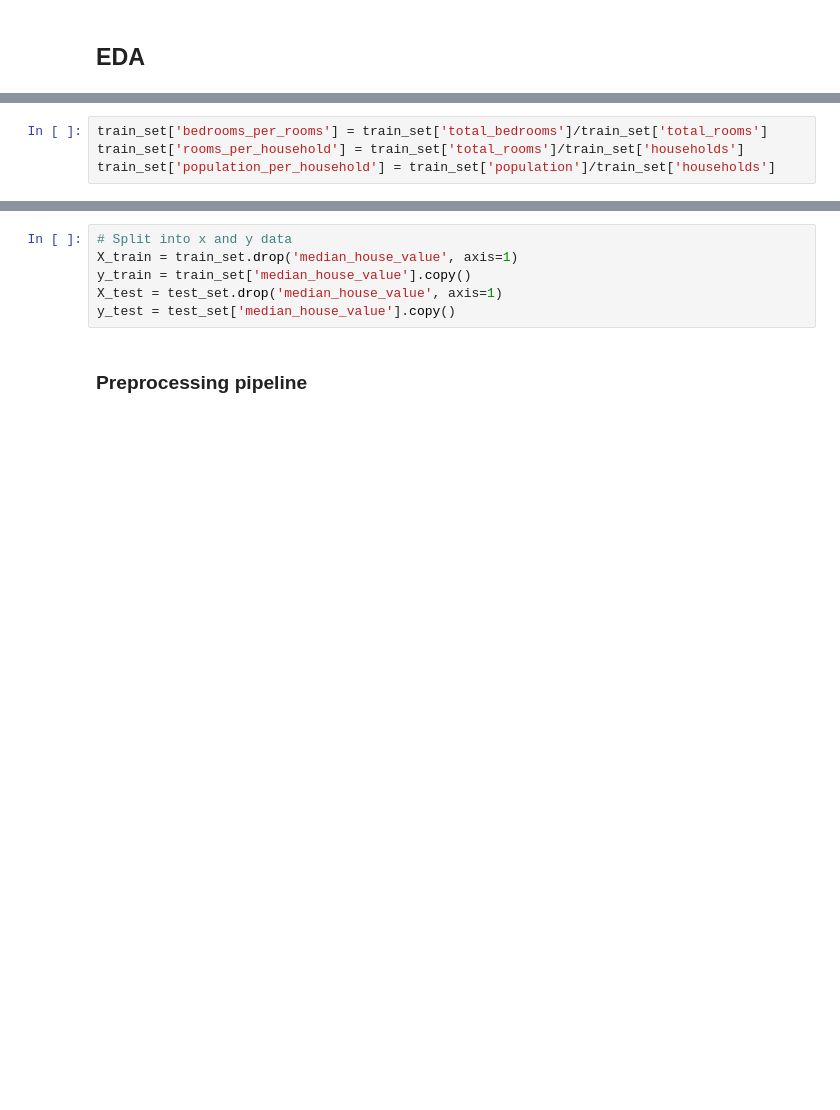
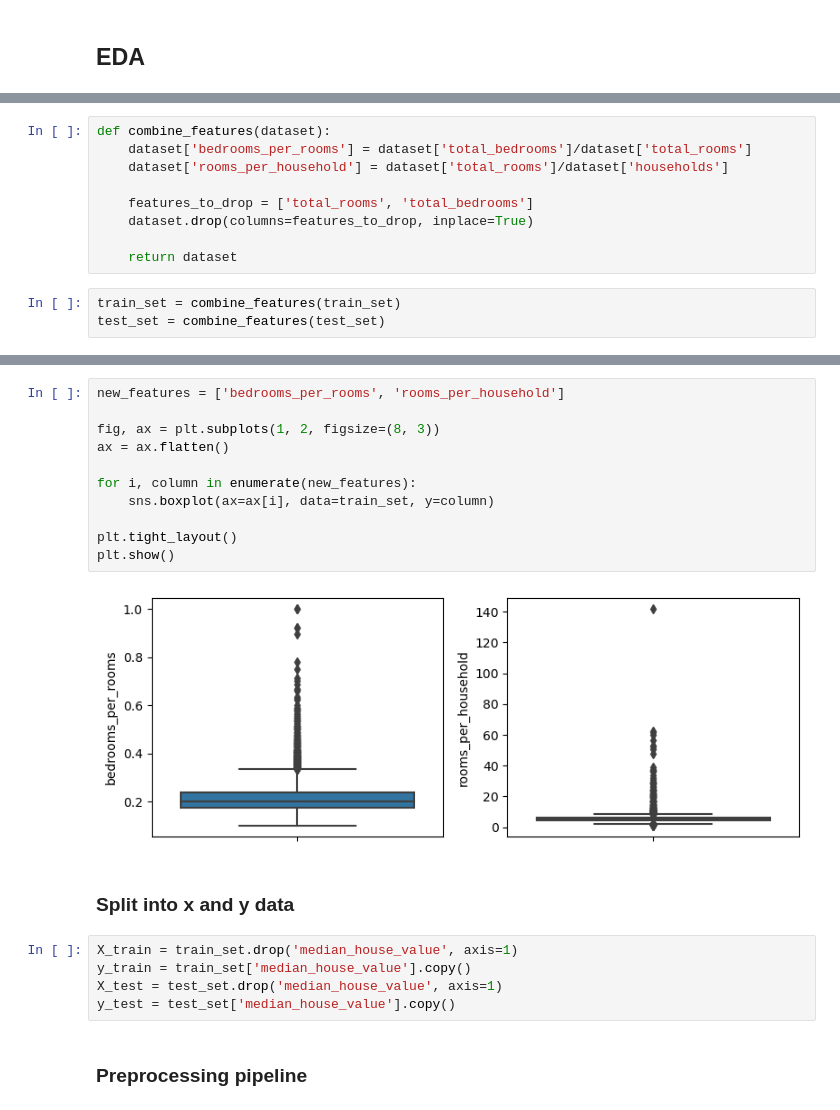
Before and after one commit to karinsandraerika/ML_housing, a Jupyter notebook: HOUSING.ipynb, the cells around one changed output, grey strips where cells are left out. Saved outputs shown, nothing was run; the diff lists cells and outputs as text; blank space fills up the shorter version.

```diff
--- a/HOUSING.ipynb
+++ b/HOUSING.ipynb
@@ -201,4 +195,0 @@ sns.pairplot(train_set, corner=True)
-# %%
-train_set['bedrooms_per_rooms'] = train_set['total_bedrooms']/train_set['total_rooms']
-train_set['rooms_per_household'] = train_set['total_rooms']/train_set['households']
-train_set['population_per_household'] = train_set['population']/train_set['households']
@@ -212,0 +209,12 @@ sns.heatmap(sns_Corr, annot=True, linewidth=.5, cmap = "BrBG", fmt=".2f")
+# %%
+def combine_features(dataset):
+    dataset['bedrooms_per_rooms'] = dataset['total_bedrooms']/dataset['total_rooms']
+    dataset['rooms_per_household'] = dataset['total_rooms']/dataset['households']
+
+    features_to_drop = ['total_rooms', 'total_bedrooms']
+    dataset.drop(columns=features_to_drop, inplace=True)
+
+    return dataset
+# %%
+train_set = combine_features(train_set)
+test_set = combine_features(test_set)
@@ -213,5 +233,19 @@ sns.heatmap(sns_Corr, annot=True, linewidth=.5, cmap = "BrBG", fmt=".2f")
+# %%
+new_features = ['bedrooms_per_rooms', 'rooms_per_household']
+
+fig, ax = plt.subplots(1, 2, figsize=(8, 3))
+ax = ax.flatten()
+
+for i, column in enumerate(new_features):
+    sns.boxplot(ax=ax[i], data=train_set, y=column)
+
+plt.tight_layout()
+plt.show()
+# %% [output]
+[figure, added]
+# %% [markdown]
+### Split into x and y data
 # %%
-# Split into x and y data
 X_train = train_set.drop('median_house_value', axis=1)
 y_train = train_set['median_house_value'].copy()
 X_test = test_set.drop('median_house_value', axis=1)
```
Also changed, not shown: parts of 68 cells of this notebook, 1 other file.
